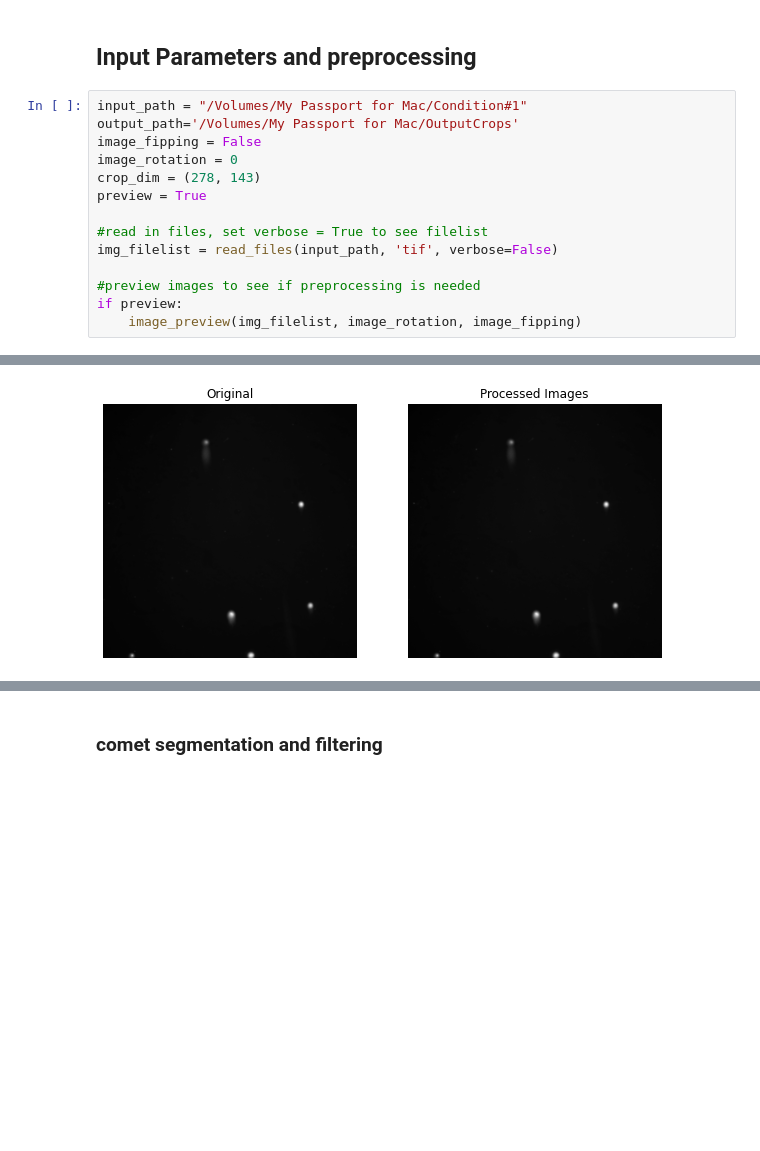
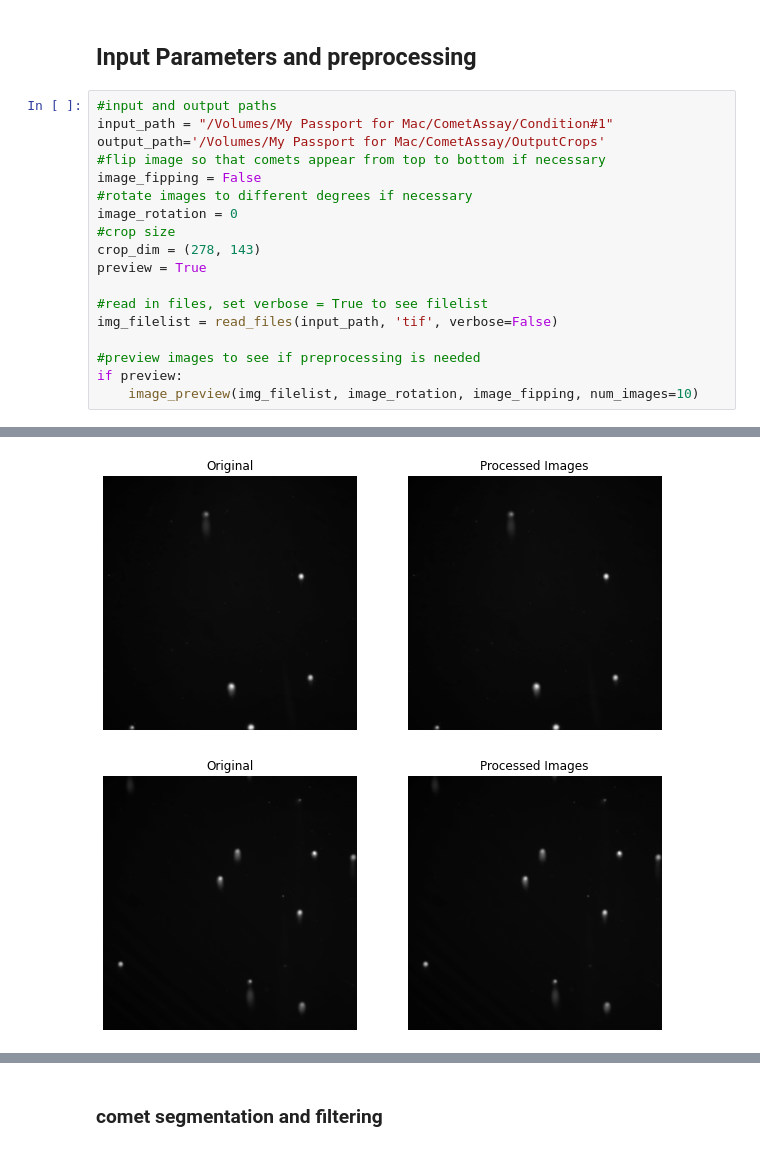
Before and after one commit to finkbeiner-lab/AutoComet, a Jupyter notebook: CometAssayAlgorithm.ipynb, the cells around one changed output, grey strips where cells are left out. Cells and saved outputs as stored; diff of their text form; blank space fills up the shorter version.

```diff
--- a/CometAssayAlgorithm.ipynb
+++ b/CometAssayAlgorithm.ipynb
@@ -491,21 +501,26 @@ def class_montage(imgs,w,h,rescale=True):
 # %% [markdown]
 ## Input Parameters and preprocessing
 # %%
-input_path = "/Volumes/My Passport for Mac/Condition#1"
-output_path='/Volumes/My Passport for Mac/OutputCrops'
+#input and output paths
+input_path = "/Volumes/My Passport for Mac/CometAssay/Condition#1"
+output_path='/Volumes/My Passport for Mac/CometAssay/OutputCrops'
+#flip image so that comets appear from top to bottom if necessary
 image_fipping = False
+#rotate images to different degrees if necessary
 image_rotation = 0
+#crop size
 crop_dim = (278, 143)
 preview = True
 
 #read in files, set verbose = True to see filelist
 img_filelist = read_files(input_path, 'tif', verbose=False)
 
 #preview images to see if preprocessing is needed
 if preview:
-    image_preview(img_filelist, image_rotation, image_fipping)
+    image_preview(img_filelist, image_rotation, image_fipping, num_images=10)
 # %% [output]
 [figure]
 [figure]
 [figure]
 [figure]
+[figure, added]
```
Also changed, not shown: parts of 8 cells of this notebook.
